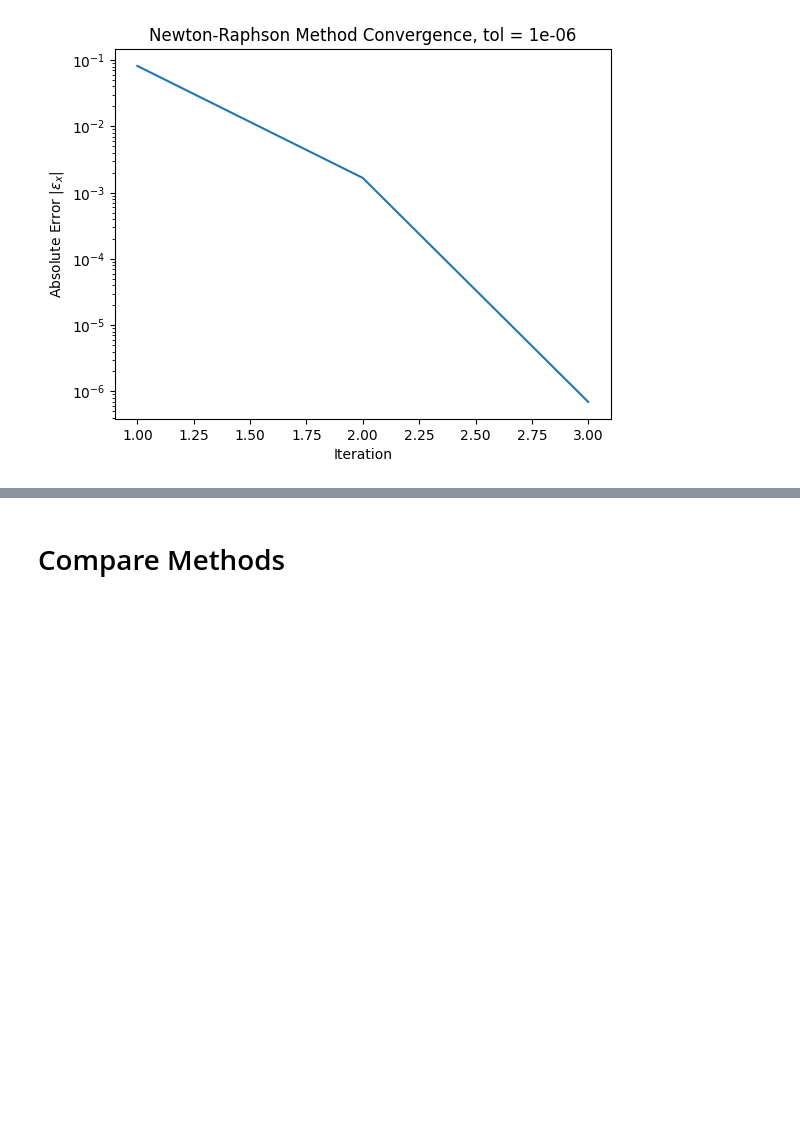
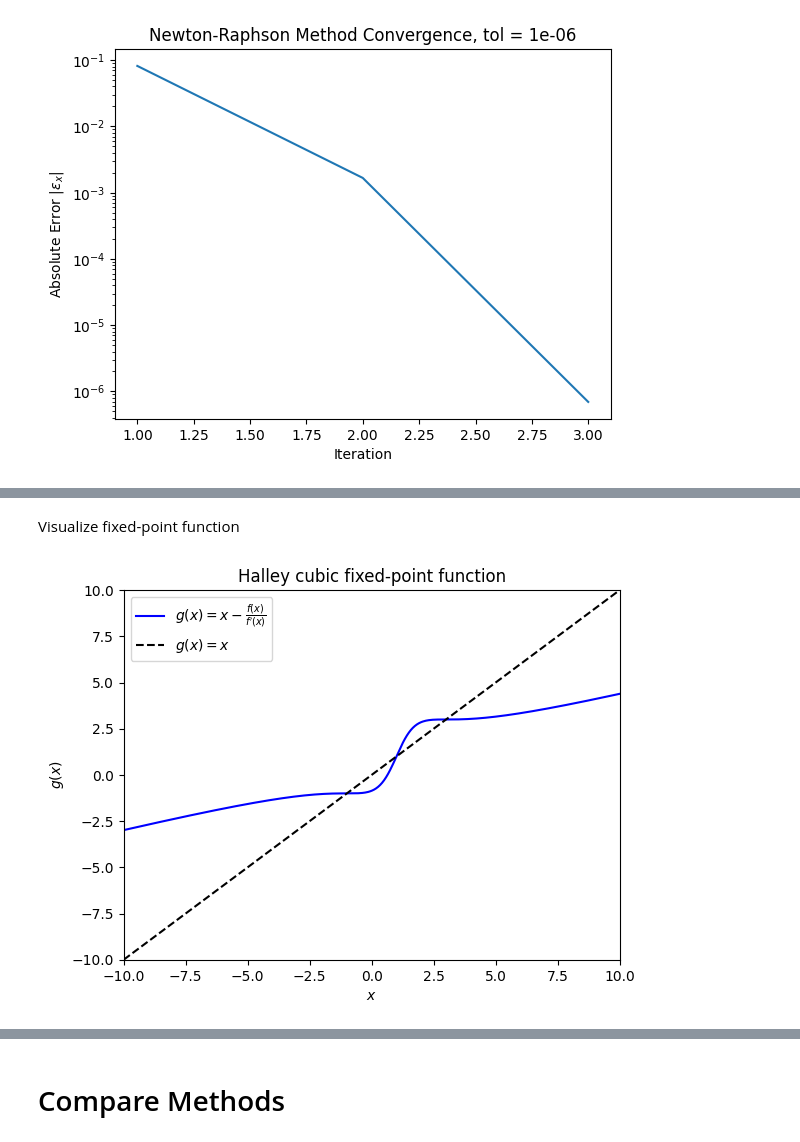
Before and after one commit to diegosol127/AERO-222-Numerical-Methods, a Jupyter notebook: Lab/Lab2/AERO_222_Lab_2.ipynb, the cells around one changed output, grey strips where cells are left out. Cells and saved outputs as stored; diff of their text form; code cells hidden in the pictures; blank space fills up the shorter version.

```diff
--- a/Lab/Lab2/AERO_222_Lab_2.ipynb
+++ b/Lab/Lab2/AERO_222_Lab_2.ipynb
@@ -599,0 +688,19 @@ error: 2.77546537219564e-06
+# %% [markdown]
+Visualize fixed-point function
+# %%
+def h(func,dFunc,ddFunc,x):
+    return x - 2*func(x)*dFunc(x) / (2*dFunc(x)**2 - func(x)*ddFunc(x))
+
+x = np.linspace(-10,10,500)
+
+plt.plot(x,h(f,df,ddf,x),'b',label=r'$g(x) = x - \frac{f(x)}{f^\prime(x)}$')
+plt.plot(x,x,'k--',label=r'$g(x) = x$')
+plt.xlim([-10,10])
+plt.ylim([-10,10])
+plt.xlabel(r'$x$')
+plt.ylabel(r'$g(x)$')
+plt.title(r'Halley cubic fixed-point function')
+plt.legend()
+plt.show()
+# %% [output]
+[figure, added]
```
Also changed, not shown: parts of 13 cells of this notebook.
